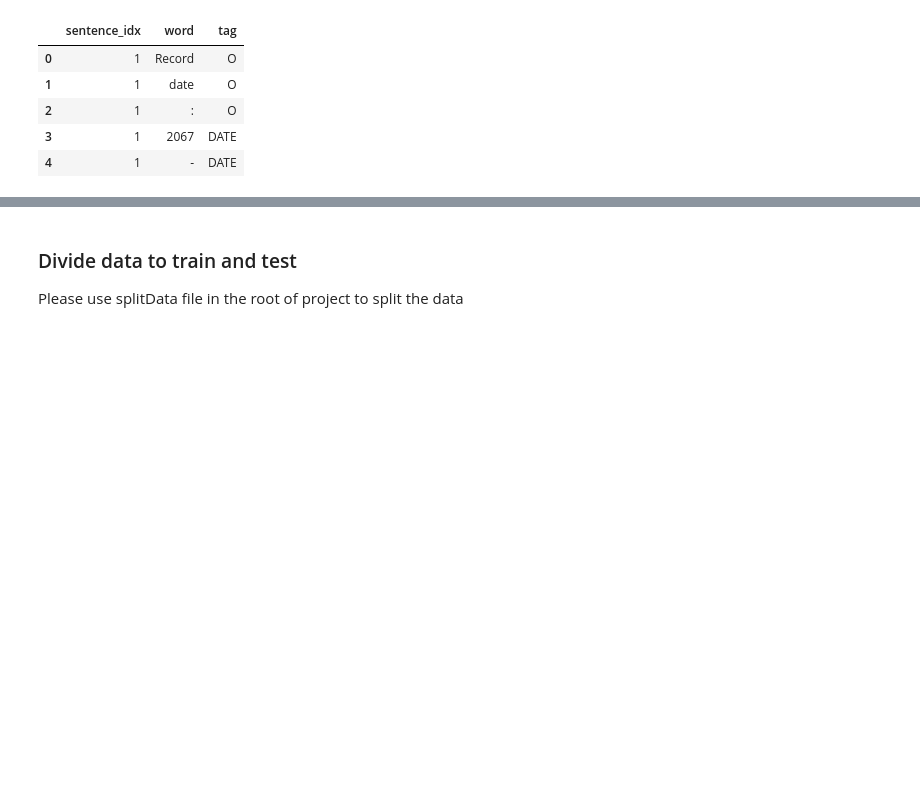
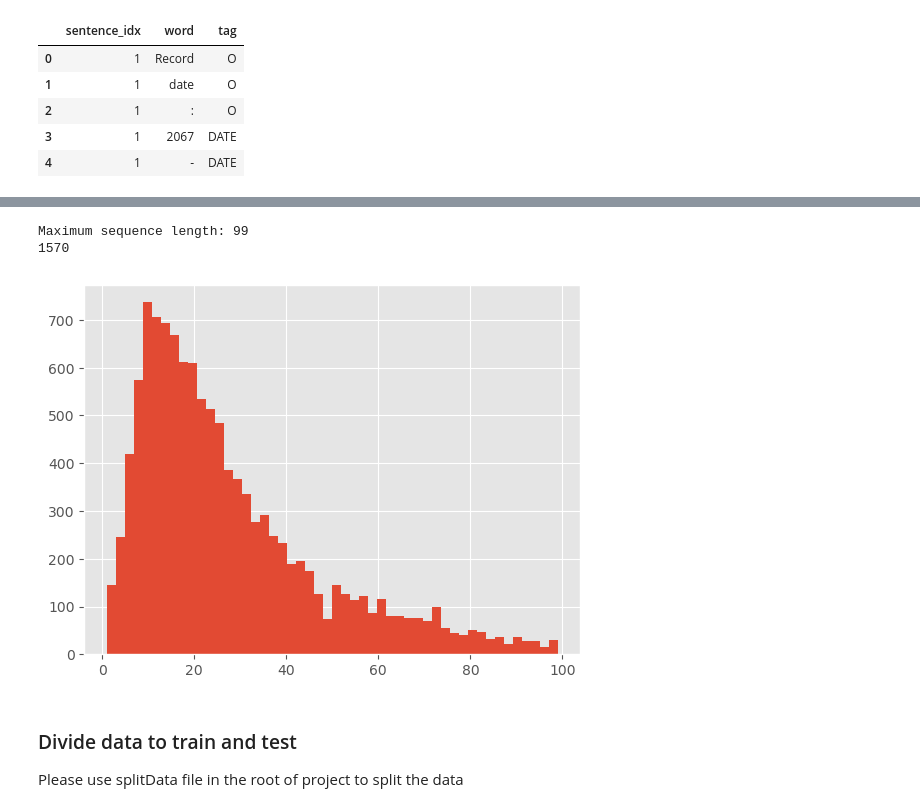
Before and after one commit to mahshidghaffari/NER_GDPR_Extraction, a Jupyter notebook: healthData/prePro.ipynb, the cells around one changed output, grey strips where cells are left out. Drawn from its saved outputs; the diff is of its cells as text; code cells hidden in the pictures; blank space fills up the shorter version.

```diff
--- a/healthData/prePro.ipynb
+++ b/healthData/prePro.ipynb
@@ -139,0 +161,20 @@ relabel_data.to_csv("/home/jovyan/work/data/health/relabel_full_i2b2_data.csv",
+# %%
+import pandas as pd
+
+def filter_dataset(dataset, tag_valid, max_sentence_length):
+    # Create an empty DataFrame to store the filtered data
+    filtered_data = pd.DataFrame(columns=dataset.columns)
+
+    # Group the dataset by sentence_idx
+    grouped = dataset.groupby('sentence_idx')
+
+    # Iterate over each group
+    for _, group in grouped:
+        # Check if the group contains any valid tags and the sentence length is greater than min_sentence_length
+        if any(tag in group['tag'].values for tag in tag_valid) and len(group) < max_sentence_length:
+            # Append the group to the filtered data
+            filtered_data = pd.concat([filtered_data, group], ignore_index=True)
+
+    return filtered_data
+# %%
+filtered_dataset = filter_dataset(relabel_data, tag_valid,100)
@@ -139,0 +219,18 @@ relabel_data.to_csv("/home/jovyan/work/data/health/relabel_full_i2b2_data.csv",
+# %%
+def get_sentences(dataset):
+    n_sent = 1
+    # print(dataset[0])
+    grouped = dataset.groupby("sentence_idx").apply(lambda s: [(w, t) for w, t in zip(s["word"].values.tolist(),
+                                                                                      s["tag"].values.tolist())])
+    sentences = [s for s in grouped]
+
+    def get_next():
+        nonlocal n_sent
+        try:
+            s = grouped["Sentence: {}".format(n_sent)]
+            n_sent += 1
+            return s
+        except:
+            return None
+
+    return sentences, get_next
@@ -139,0 +244,2 @@ relabel_data.to_csv("/home/jovyan/work/data/health/relabel_full_i2b2_data.csv",
+# %%
+sentences, get_next = get_sentences(filtered_dataset)
@@ -140,3 +303,16 @@ relabel_data.to_csv("/home/jovyan/work/data/health/relabel_full_i2b2_data.csv",
+# %%
+maxlen = get_max_len(sentences)
+print ('Maximum sequence length:', maxlen)
+print(count_sentences_with_length(sentences,50))
+# %% [output]
+Maximum sequence length: 99
+1570
+# %%
+plt.style.use("ggplot")
+plt.hist([len(s) for s in sentences], bins=50)
+plt.show()
+# %% [output]
+[figure, added]
 # %% [markdown]
 ### Divide data to train and test
 Please use splitData file in the root of project to split the data
```
Also changed, not shown: parts of 28 cells of this notebook, 9 other files.
